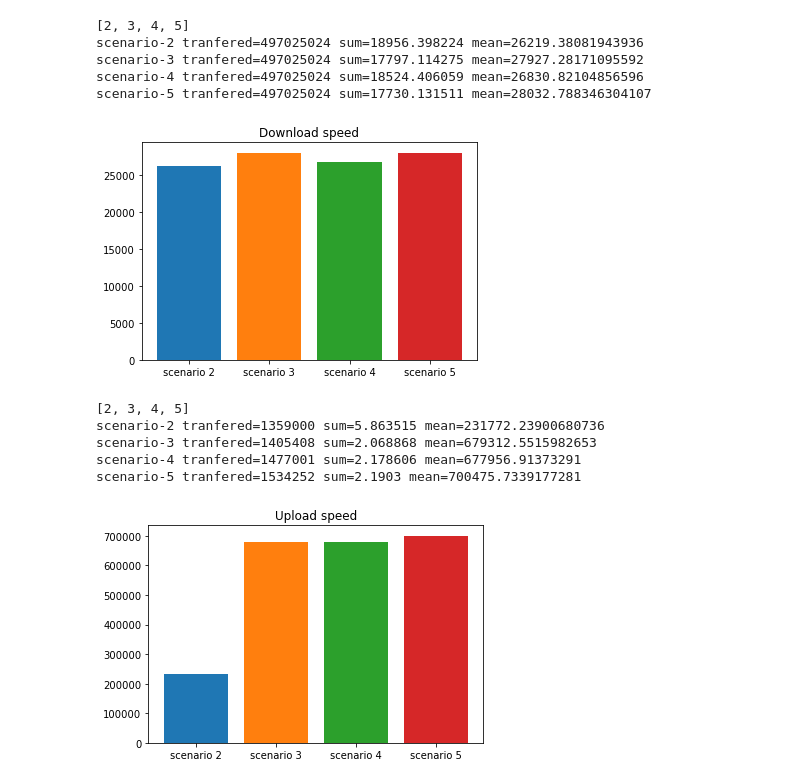
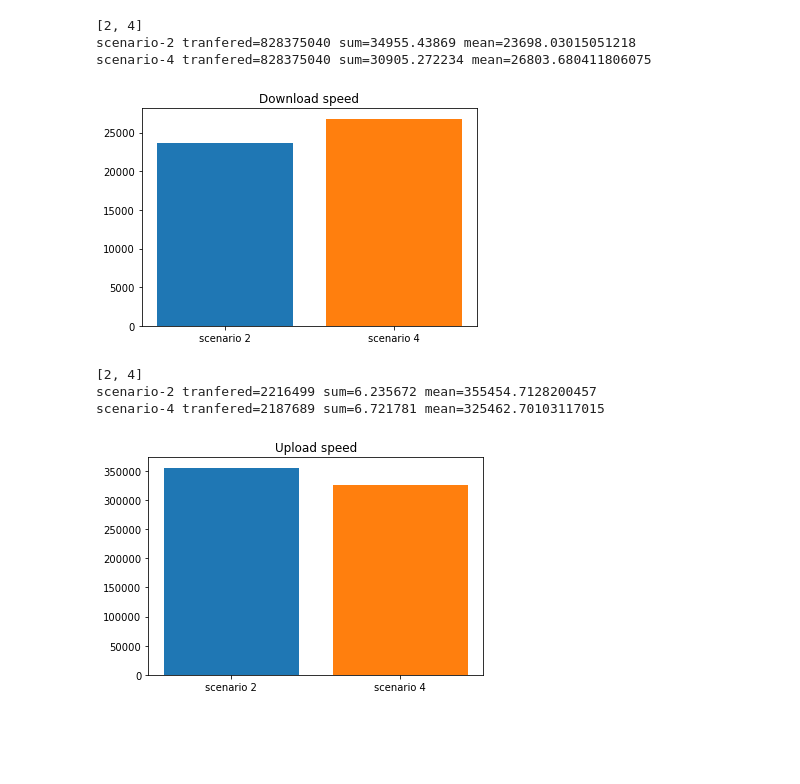
Before and after one commit to pzierahn/omnetpp_offload, a Jupyter notebook: evaluation/system-overhead-eval.ipynb, the cells around one changed output. Saved outputs shown, nothing was run; the diff lists cells and outputs as text; code cells hidden in the pictures; blank space fills up the shorter version.

```diff
--- a/evaluation/system-overhead-eval.ipynb
+++ b/evaluation/system-overhead-eval.ipynb
@@ -34,5 +33,5 @@ memory usage: 206.4+ KB
 # %%
-dft = pd.read_csv("opp-edge-eval-transfers.csv", parse_dates=['time_stamp'])
+dft = pd.read_csv("eval-data/opp-edge-eval-transfers.csv", parse_dates=['timeStamp'])
 dft.info()
 dft.head()
 # %% [output]
@@ -61,0 +62,4 @@ memory usage: 187.6+ KB
+# %%
+dfa = pd.read_csv("eval-data/opp-edge-eval-actions.csv", parse_dates=['timeStamp'])
+dfa.info()
+dfa.head()
@@ -79,0 +108,14 @@ for scenario in scenarios:
+# %%
+scenarios = dfr.scenarioId.unique()
+
+plt.title("Mean execution duration in sec")
+
+for scenario in scenarios:
+    execution_start = dfr.loc[(dfr.scenarioId == scenario) & (dfr.step == 1)].sort_values(by=['eventId'])
+    execution_end   = dfr.loc[(dfr.scenarioId == scenario) & (dfr.step == 2)].sort_values(by=['eventId'])
+
+    durations = pd.to_timedelta(execution_end.timeStamp.values - execution_start.timeStamp.values)
+    mean = durations.mean()
+    std = durations.std()
+
+    plt.bar(f"scenario {scenario}", mean.total_seconds(), yerr=std.total_seconds(), capsize=10)
@@ -96,51 +153,47 @@ for scenario in scenarios:
 # %%
-#scenarios = dft.scenario_id.unique()
-scenarios = [2, 3, 4, 5]
+#scenarios = dft.scenarioId.unique()
+scenarios = [2, 4]
 print(scenarios)
 
 plt.title("Download speed")
 
 for scenario in scenarios:
-    tranfer_start = dft.loc[(dft.scenario_id == scenario) & (dft.direction == "Download") & (dft.step == 1)].sort_values(by=['match_id'])
-    tranfer_end   = dft.loc[(dft.scenario_id == scenario) & (dft.direction == "Download") & (dft.step == 2)].sort_values(by=['match_id'])
-    tranfered     = dft.loc[(dft.scenario_id == scenario) & (dft.direction == "Download")].bytes_transferred.sum()
+    tranfer_start = dft.loc[(dft.scenarioId == scenario) & (dft.direction == "Download") & (dft.step == 1)].sort_values(by=['eventId'])
+    tranfer_end   = dft.loc[(dft.scenarioId == scenario) & (dft.direction == "Download") & (dft.step == 2)].sort_values(by=['eventId'])
+    tranfered     = dft.loc[(dft.scenarioId == scenario) & (dft.direction == "Download")].transferred.sum()
 
-    durations = pd.to_timedelta(tranfer_end.time_stamp.values - tranfer_start.time_stamp.values)
+    durations = pd.to_timedelta(tranfer_end.timeStamp.values - tranfer_start.timeStamp.values)
     mean = tranfered / durations.sum().total_seconds()
 
     print(f"scenario-{scenario} tranfered={tranfered} sum={durations.sum().total_seconds()} mean={mean}")
 
     plt.bar(f"scenario {scenario}", mean)
 # %% [output]
-[2, 3, 4, 5]
-scenario-2 tranfered=497025024 sum=18956.398224 mean=26219.38081943936
-scenario-3 tranfered=497025024 sum=17797.114275 mean=27927.28171095592
-scenario-4 tranfered=497025024 sum=18524.406059 mean=26830.82104856596
-scenario-5 tranfered=497025024 sum=17730.131511 mean=28032.788346304107
+[2, 4]
+scenario-2 tranfered=828375040 sum=34955.43869 mean=23698.03015051218
+scenario-4 tranfered=828375040 sum=30905.272234 mean=26803.680411806075
-[figure, old version]
+[figure, new version]
 # %%
-#scenarios = dft.scenario_id.unique()
-scenarios = [2, 3, 4, 5]
+#scenarios = dft.scenarioId.unique()
+scenarios = [2, 4]
 print(scenarios)
 
 plt.title("Upload speed")
 
 for scenario in scenarios:
-    tranfer_start = dft.loc[(dft.scenario_id == scenario) & (dft.direction == "Upload") & (dft.step == 1)].sort_values(by=['match_id'])
-    tranfer_end   = dft.loc[(dft.scenario_id == scenario) & (dft.direction == "Upload") & (dft.step == 2)].sort_values(by=['match_id'])
-    tranfered     = dft.loc[(dft.scenario_id == scenario) & (dft.direction == "Upload")].bytes_transferred.sum()
+    tranfer_start = dft.loc[(dft.scenarioId == scenario) & (dft.direction == "Upload") & (dft.step == 1)].sort_values(by=['eventId'])
+    tranfer_end   = dft.loc[(dft.scenarioId == scenario) & (dft.direction == "Upload") & (dft.step == 2)].sort_values(by=['eventId'])
+    tranfered     = dft.loc[(dft.scenarioId == scenario) & (dft.direction == "Upload")].transferred.sum()
 
-    durations = pd.to_timedelta(tranfer_end.time_stamp.values - tranfer_start.time_stamp.values)
+    durations = pd.to_timedelta(tranfer_end.timeStamp.values - tranfer_start.timeStamp.values)
     mean = tranfered / durations.sum().total_seconds()
 
     print(f"scenario-{scenario} tranfered={tranfered} sum={durations.sum().total_seconds()} mean={mean}")
 
     plt.bar(f"scenario {scenario}", mean)
 # %% [output]
-[2, 3, 4, 5]
-scenario-2 tranfered=1359000 sum=5.863515 mean=231772.23900680736
-scenario-3 tranfered=1405408 sum=2.068868 mean=679312.5515982653
-scenario-4 tranfered=1477001 sum=2.178606 mean=677956.91373291
-scenario-5 tranfered=1534252 sum=2.1903 mean=700475.7339177281
+[2, 4]
+scenario-2 tranfered=2216499 sum=6.235672 mean=355454.7128200457
+scenario-4 tranfered=2187689 sum=6.721781 mean=325462.70103117015
-[figure, old version]
+[figure, new version]
 # %%
```
Also changed, not shown: parts of 7 cells of this notebook, 55 other files.
